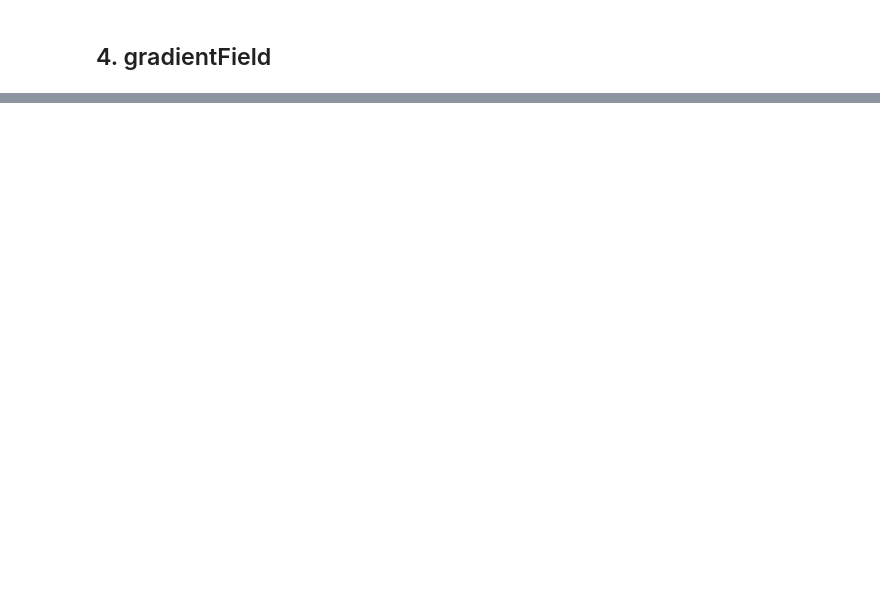
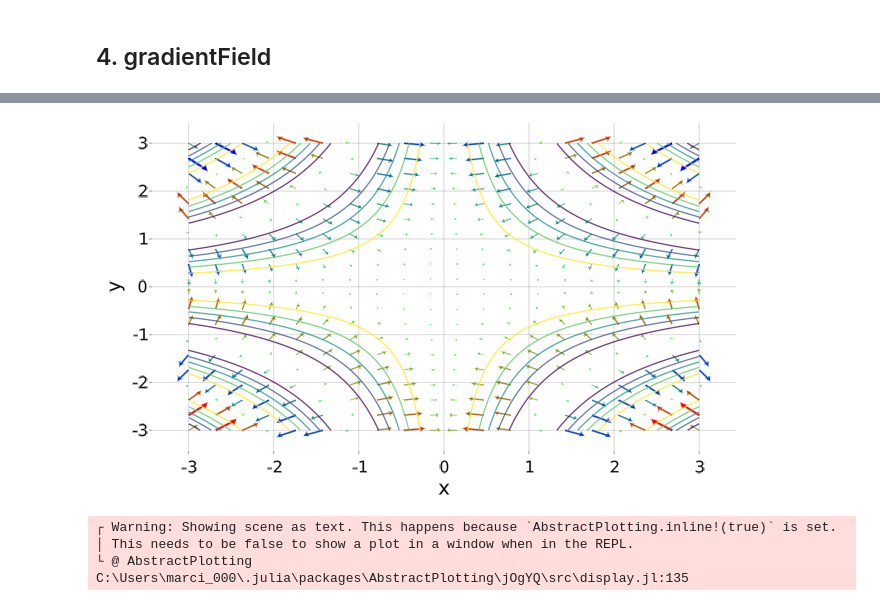
Before and after one commit to MikolajLangner/VectorField, a Jupyter notebook: demonstracja.ipynb, the cells around one changed output, grey strips where cells are left out. Saved outputs shown, nothing was run; the diff lists cells and outputs as text; code cells hidden in the pictures; blank space fills up the shorter version.

Commit message:
Described gradientField and divergence

```diff
--- a/demonstracja.ipynb
+++ b/demonstracja.ipynb
@@ -85,0 +199,8 @@ trajectory((x, y, z)->x-y-z, (x, y, z)->-y, (x, y, z)->-z, particles,
+# %%
+# przykład dla pola 2D
+gradientField((x, y)->cos(x*y), showContour=:true, xbounds=(-3, 3), ybounds=(-3, 3))
+# %% [output]
+[figure, added]
+┌ Warning: Showing scene as text. This happens because `AbstractPlotting.inline!(true)` is set.
+│ This needs to be false to show a plot in a window when in the REPL.
+└ @ AbstractPlotting C:\Users\marci_000\.julia\packages\AbstractPlotting\jOgYQ\src\display.jl:135
```
Also changed, not shown: parts of 19 cells of this notebook.
